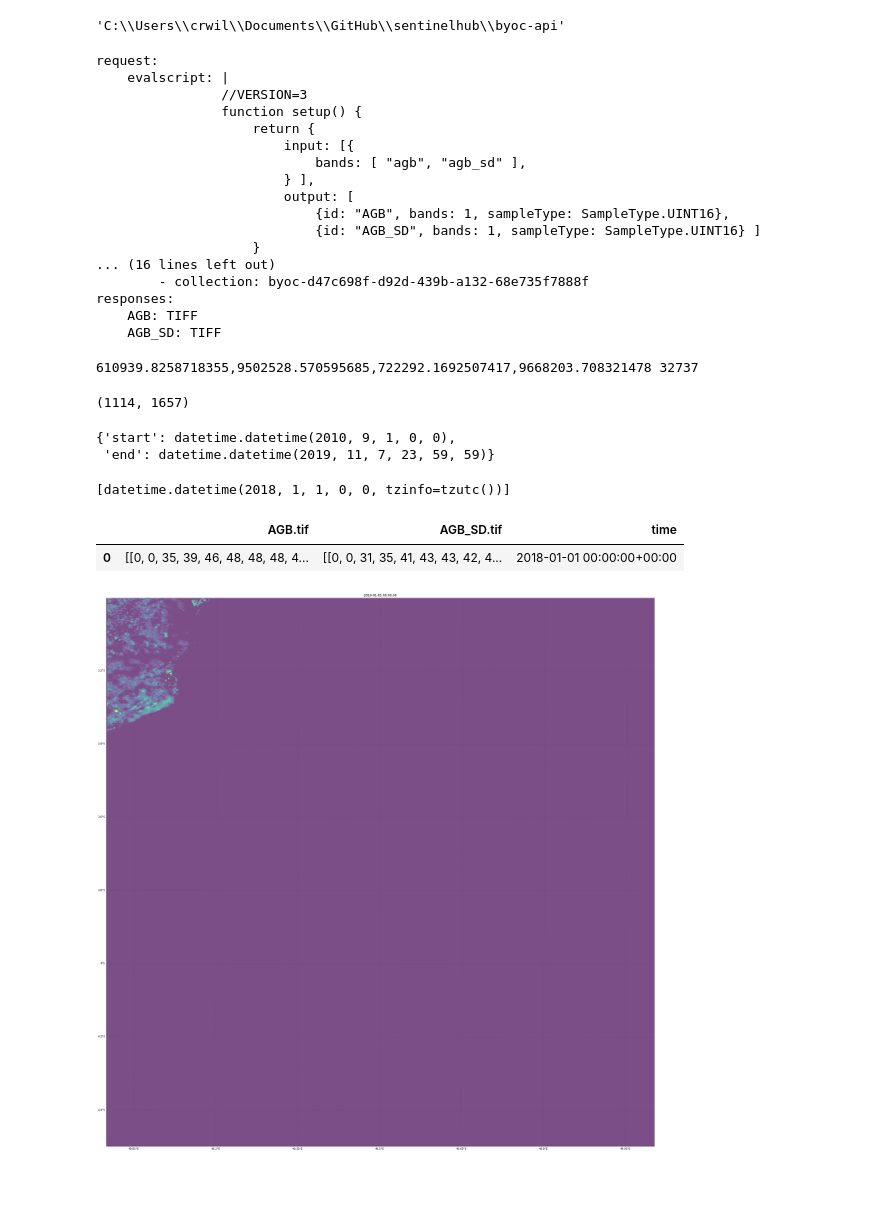
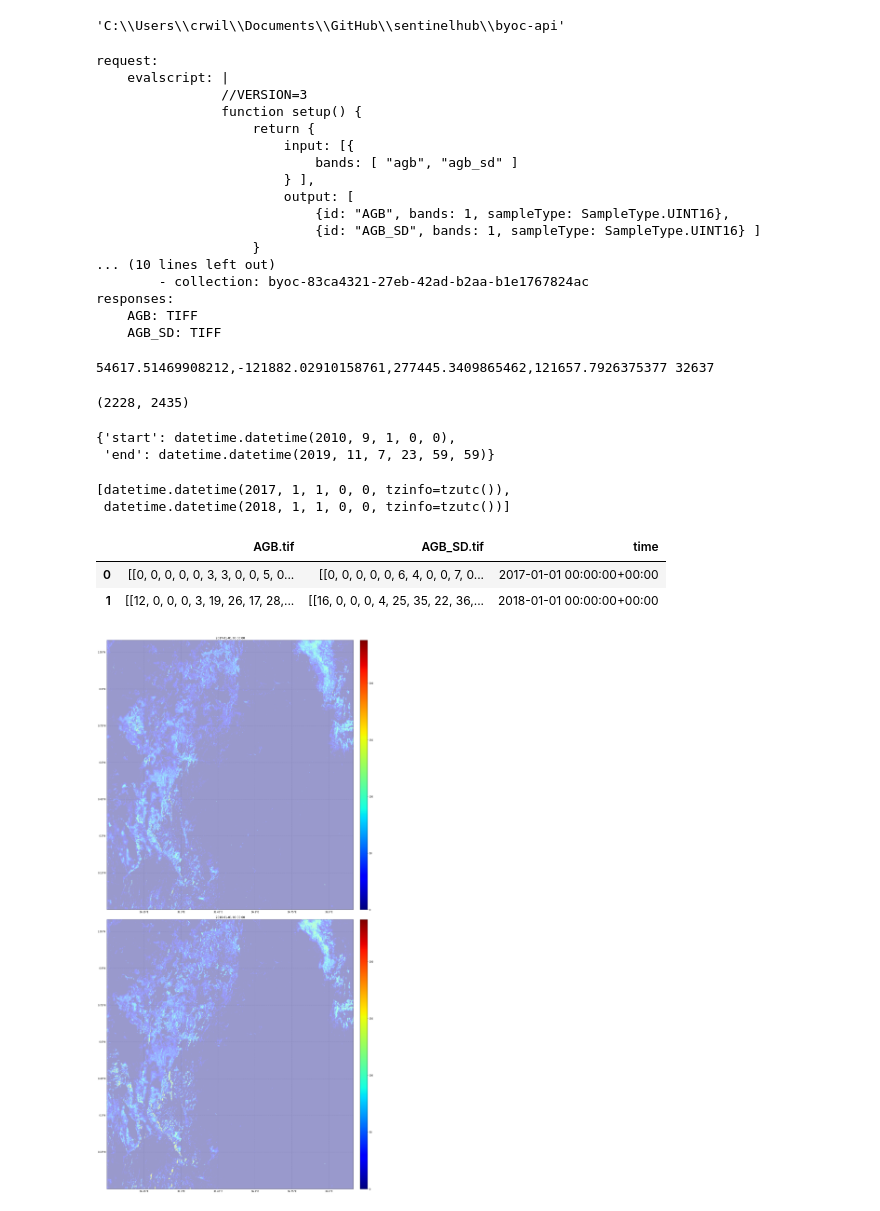
Before and after one commit to chris010970/sentinelhub, a Jupyter notebook: byoc-api/notebooks/esa/biomass.ipynb, the cells around one changed output. Saved outputs shown, nothing was run; the diff lists cells and outputs as text; code cells hidden in the pictures; blank space fills up the shorter version.

```diff
--- a/byoc-api/notebooks/esa/biomass.ipynb
+++ b/byoc-api/notebooks/esa/biomass.ipynb
@@ -22,7 +22,7 @@ config = SHConfig()
 # %%
 # get pathname to configuration file
 cfg_path = os.path.join( os.path.join( root_path, 'cfg/esa' ) )
-cfg_file = os.path.join( cfg_path, 'agb-1.yml' )
+cfg_file = os.path.join( cfg_path, 'agb.yml' )
 with open( cfg_file ) as f:
     print ( f.read() )
 # %% [output]
@@ -32,14 +32,14 @@ request:
                 function setup() {
                     return {
                         input: [{
-                            bands: [ "agb", "agb_sd" ],
+                            bands: [ "agb", "agb_sd" ]
                         } ],
                         output: [
                             {id: "AGB", bands: 1, sampleType: SampleType.UINT16},
                             {id: "AGB_SD", bands: 1, sampleType: SampleType.UINT16} ]
                     }
-... (16 lines left out)
-        - collection: byoc-d47c698f-d92d-439b-a132-68e735f7888f
+... (10 lines left out)
+        - collection: byoc-83ca4321-27eb-42ad-b2aa-b1e1767824ac
 responses:
     AGB: TIFF
     AGB_SD: TIFF
@@ -52,7 +52,7 @@ with open( cfg_file, 'r' ) as f:
     config = munchify( yaml.safe_load( f ) )
 # %%
 # setup aoi limits and resolution
-coords = 40, -4.5, 41, -3
+coords = 35, -1.1, 37, 1.1
 resolution = 100
 # %%
 # create instance of shclient class
@@ -60,15 +60,15 @@ from processapi import Client
 client = Client( config )
 # %%
 # get utm bbox
-bbox = client.getBoundingBox( coords, src_crs=CRS(4326) )
+bbox = client.getBoundingBox( coords )
 print ( bbox, bbox.crs.value )
 # %% [output]
-610939.8258718355,9502528.570595685,722292.1692507417,9668203.708321478 32737
+54617.51469908212,-121882.02910158761,277445.3409865462,121657.7926375377 32637
 # %%
 # get aoi image dimensions
 client.getBoxDimensions( bbox, resolution )
 # %% [output]
-(1114, 1657)
+(2228, 2435)
 # %%
 # pick a few dates
 from datetime import datetime
@@ -82,15 +82,17 @@ timeframe
 # get S1 acquisitions between start / end dates satisfying filter conditions
 client.getDatasetTimeStamps( config.request.inputs[ 0 ], bbox, timeframe )
 # %% [output]
-[datetime.datetime(2018, 1, 1, 0, 0, tzinfo=tzutc())]
+[datetime.datetime(2017, 1, 1, 0, 0, tzinfo=tzutc()),
+ datetime.datetime(2018, 1, 1, 0, 0, tzinfo=tzutc())]
 # %%
 # get time series
 response = client.getTimeSeries ( bbox, timeframe, resolution )
 response._df
 # %% [output]
 |  | AGB.tif | AGB_SD.tif | time |
-| 0 | [[0, 0, 35, 39, 46, 48, 48, 48, 4... | [[0, 0, 31, 35, 41, 43, 43, 42, 4... | 2018-01-01 00:00:00+00:00 |
+| 0 | [[0, 0, 0, 0, 0, 3, 3, 0, 0, 5, 0... | [[0, 0, 0, 0, 0, 6, 4, 0, 0, 7, 0... | 2017-01-01 00:00:00+00:00 |
+| 1 | [[12, 0, 0, 0, 3, 19, 26, 17, 28,... | [[16, 0, 0, 0, 4, 25, 35, 22, 36,... | 2018-01-01 00:00:00+00:00 |
 # %%
-response.plotImages( 'AGB.tif', alpha={ 'data' : 0.7, 'grid' : 0.3 } )
+response.plotColorMesh( name='AGB.tif' )
 # %% [output]
-[figure, old version]
+[figure, new version]
```
Also changed, not shown: parts of 3 cells of this notebook, 1 other file.
